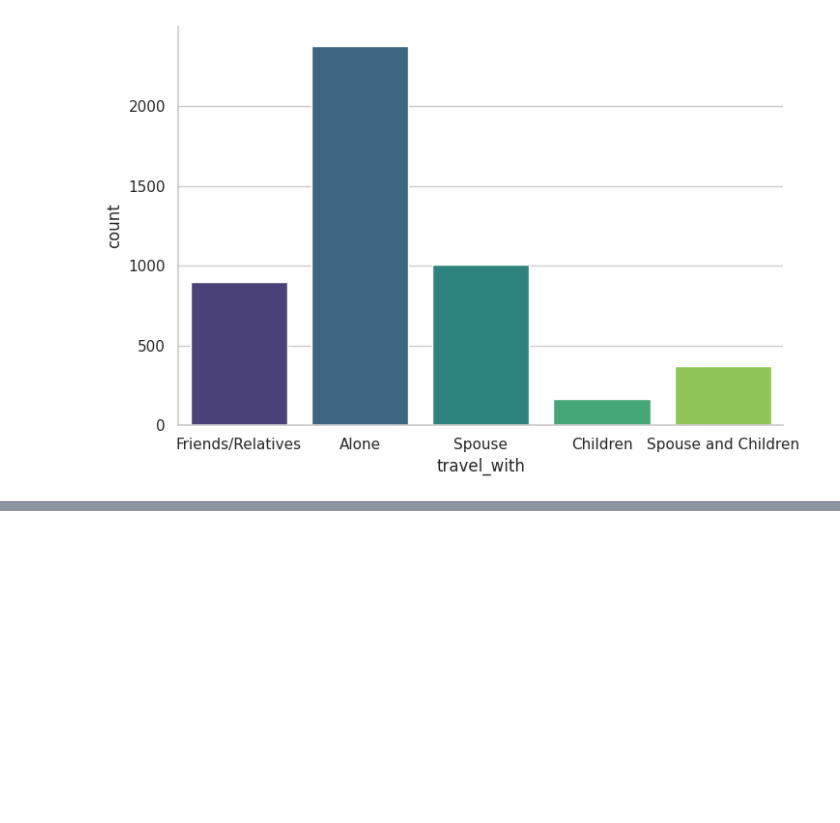
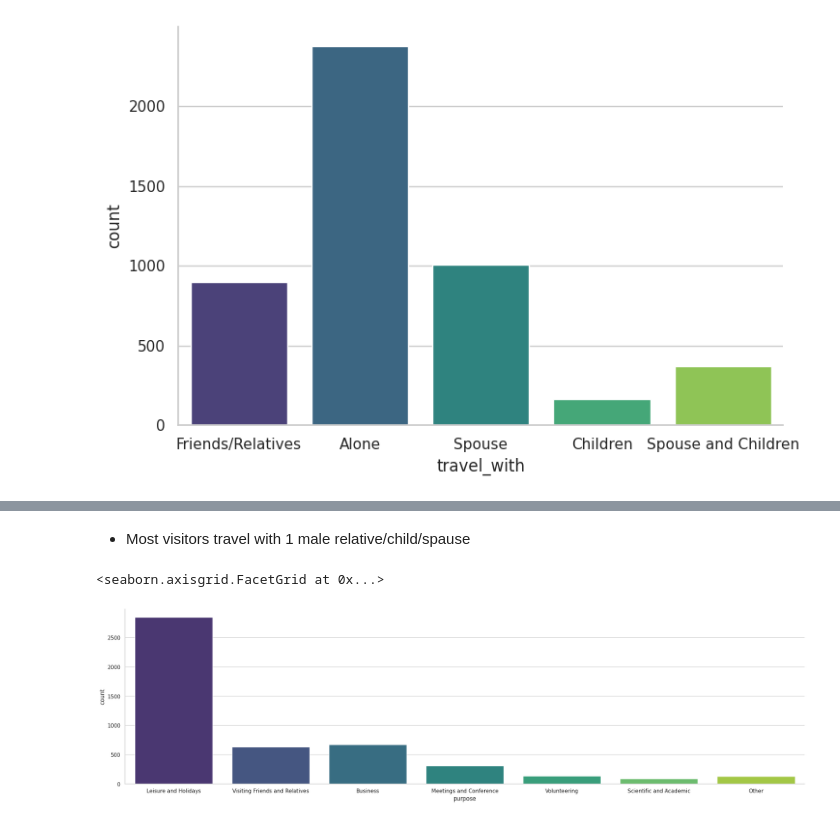
Before and after one commit to ngusadeep/Tourism-EDA, a Jupyter notebook: index.ipynb, the cells around one changed output, grey strips where cells are left out. Saved outputs shown, nothing was run; the diff lists cells and outputs as text; code cells hidden in the pictures; blank space fills up the shorter version.

```diff
--- a/index.ipynb
+++ b/index.ipynb
@@ -361,0 +481,14 @@ sns.catplot(
+# %% [markdown]
+- Most visitors travel with 1 male relative/child/spause
+# %%
+sns.catplot(
+    x='purpose' ,
+    kind='count' ,
+    data=data ,
+    height=6,
+    aspect=3.5,
+    palette='viridis'
+    )
+# %% [output]
+<seaborn.axisgrid.FacetGrid at 0x...>
+[figure, added]
```
Also changed, not shown: parts of 36 cells of this notebook, 1 other file.
